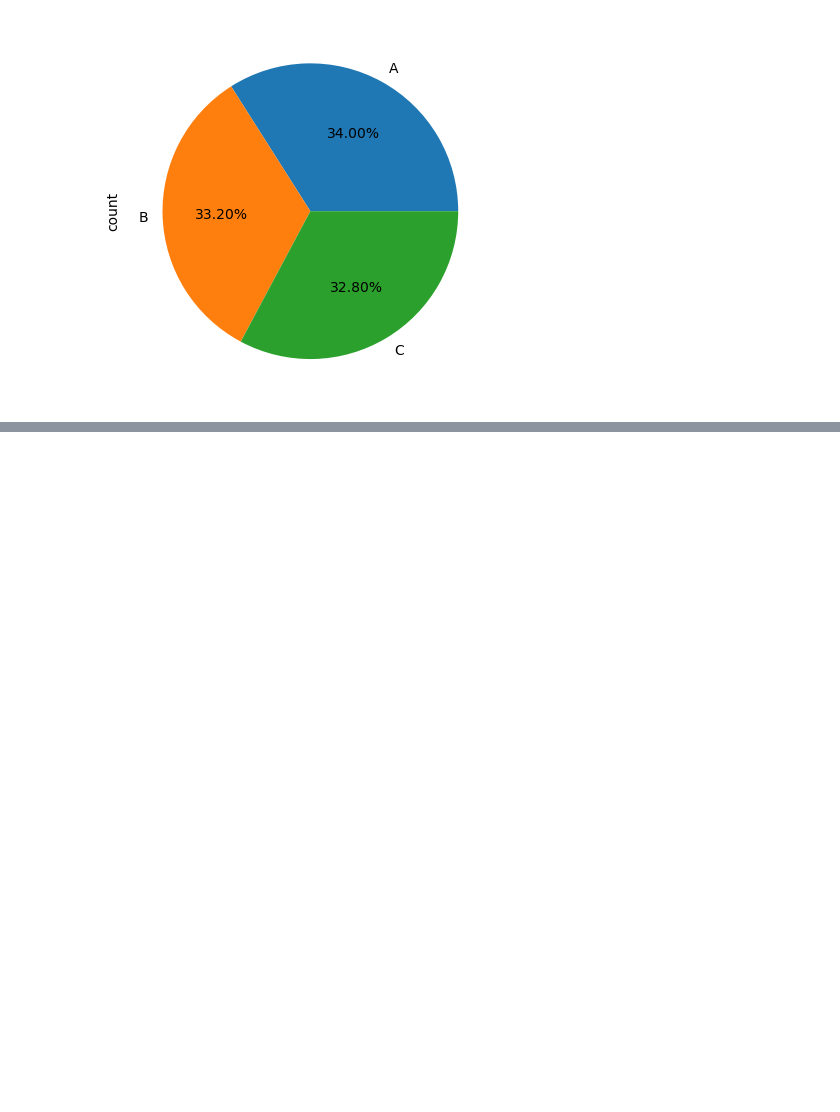
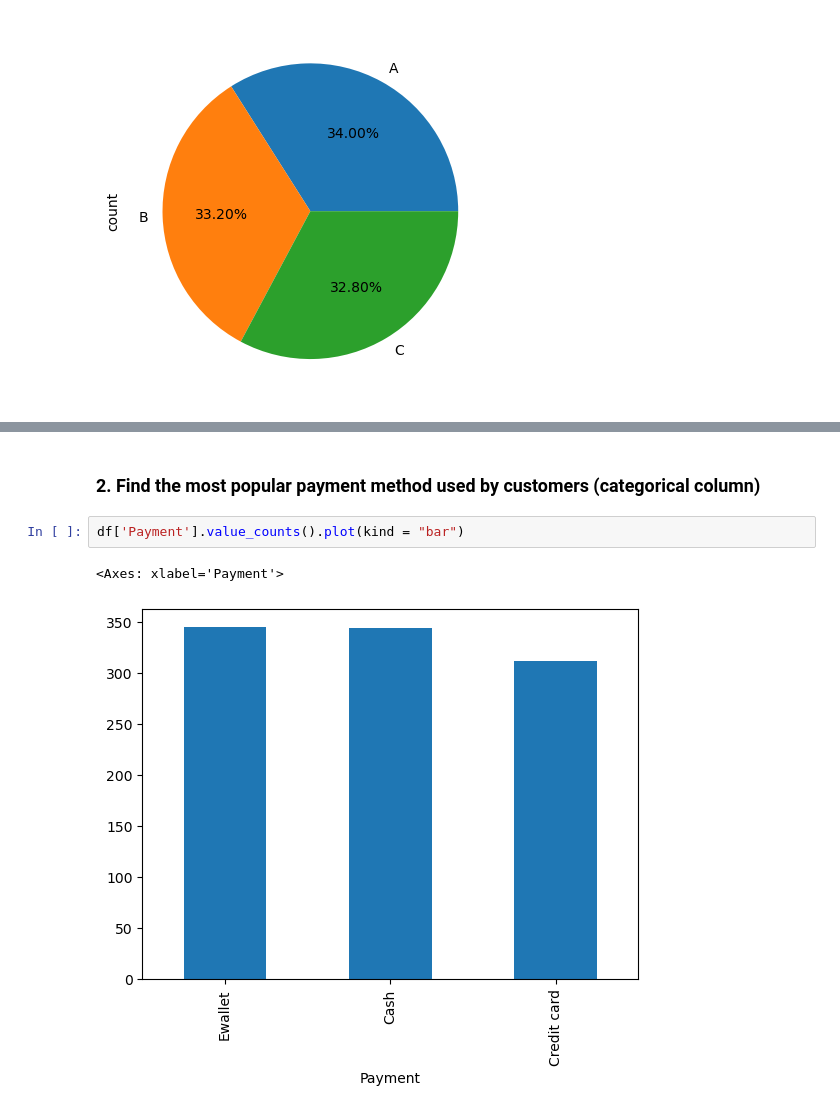
Before and after one commit to Thejaswee-Badepalle/Machine-Learning, a Jupyter notebook: Univariate Analysis.ipynb, the cells around one changed output, grey strips where cells are left out. Drawn from its saved outputs; the diff is of its cells as text; blank space fills up the shorter version.

```diff
--- a/Univariate Analysis.ipynb
+++ b/Univariate Analysis.ipynb
@@ -189,0 +195,7 @@ df['Branch'].value_counts().plot(kind = "pie", autopct = "%1.2f%%")
+# %% [markdown]
+### 2. Find the most popular payment method used by customers (categorical column)
+# %%
+df['Payment'].value_counts().plot(kind = "bar")
+# %% [output]
+<Axes: xlabel='Payment'>
+[figure, added]
```
Also changed, not shown: parts of 45 cells of this notebook.
